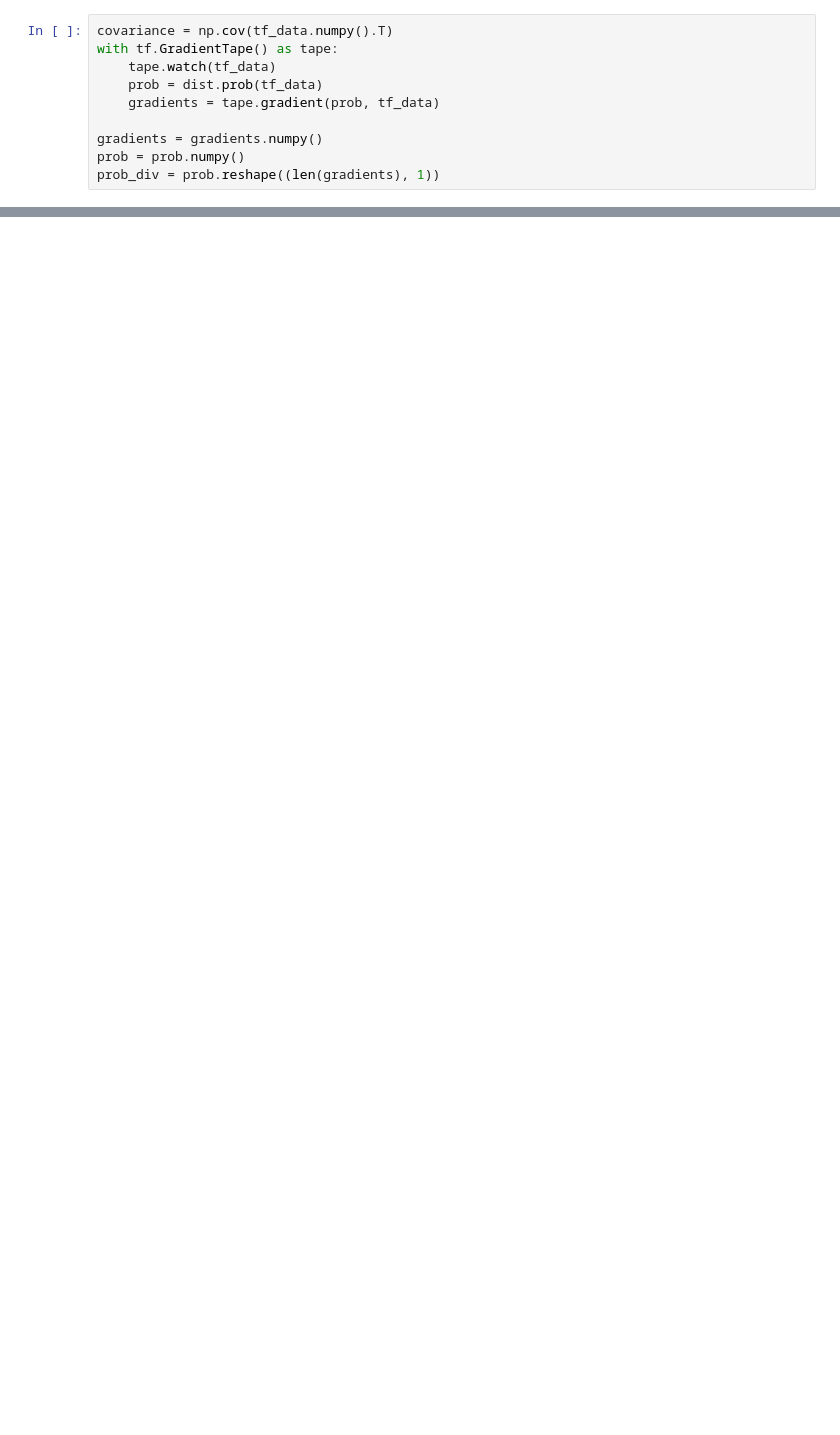
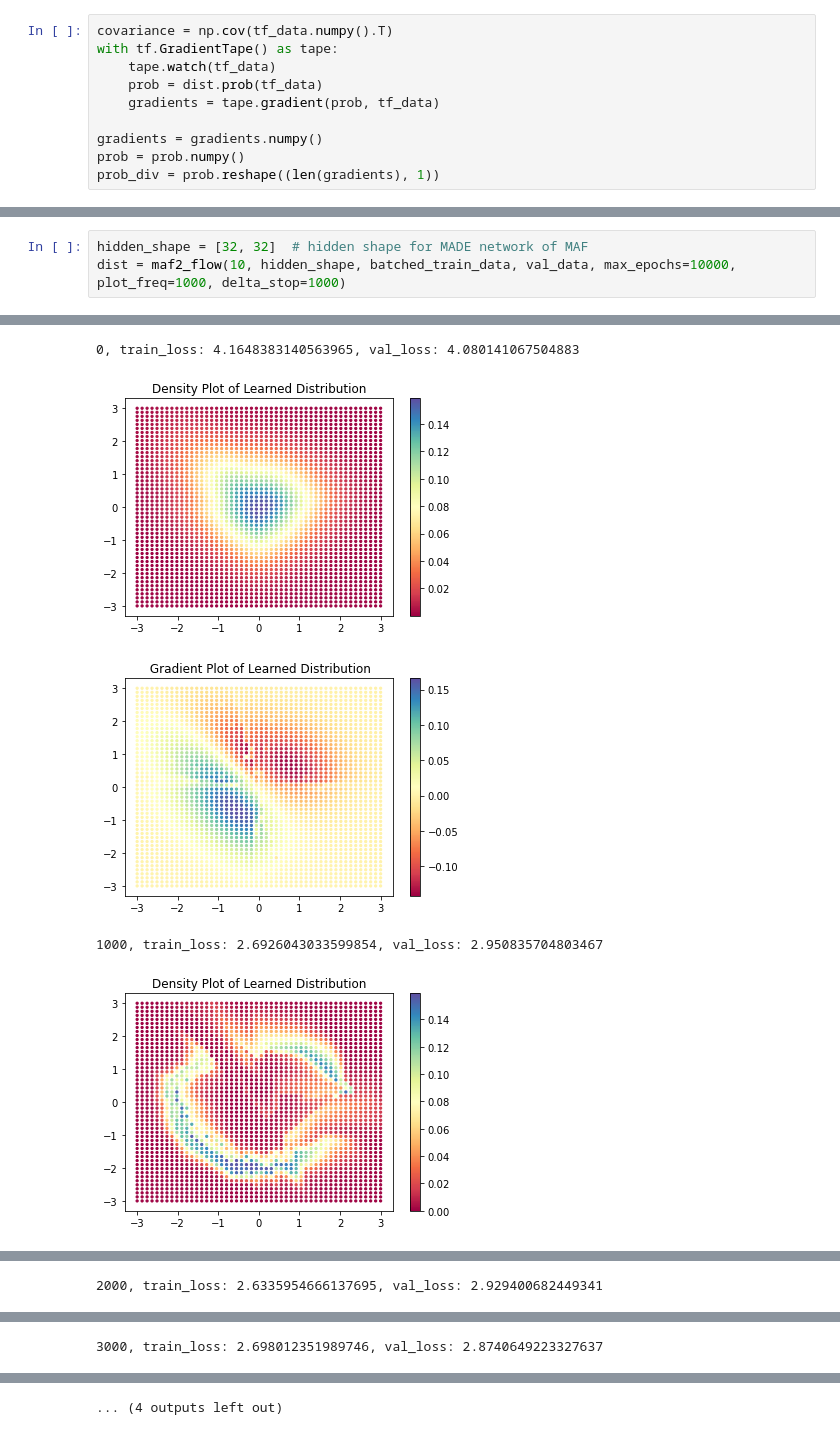
Before and after one commit to KristofPusztai/empirical-bayes-NormalizingFlows, a Jupyter notebook: normalizing-flows-LukasRinder/circula_data.ipynb, the cells around one changed output, grey strips where cells are left out. Cells and saved outputs as stored; diff of their text form; blank space fills up the shorter version.

```diff
--- a/normalizing-flows-LukasRinder/circula_data.ipynb
+++ b/normalizing-flows-LukasRinder/circula_data.ipynb
@@ -322,0 +387,4 @@ plt.show()
+# %%
+hidden_shape = [32, 32]  # hidden shape for MADE network of MAF
+dist = maf2_flow(10, hidden_shape, batched_train_data, val_data, max_epochs=10000, plot_freq=1000, delta_stop=1000)
+# %% [output]
@@ -322,0 +392,5 @@ plt.show()
+0, train_loss: 4.1648383140563965, val_loss: 4.080141067504883
+[figure, added]
+[figure, added]
+1000, train_loss: 2.6926043033599854, val_loss: 2.950835704803467
+[figure, added]
@@ -322,0 +398 @@ plt.show()
+2000, train_loss: 2.6335954666137695, val_loss: 2.929400682449341
@@ -322,0 +401 @@ plt.show()
+3000, train_loss: 2.698012351989746, val_loss: 2.8740649223327637
@@ -322,0 +403 @@ plt.show()
+... (4 outputs left out)
```
Also changed, not shown: parts of 19 cells of this notebook, 2 other files.
